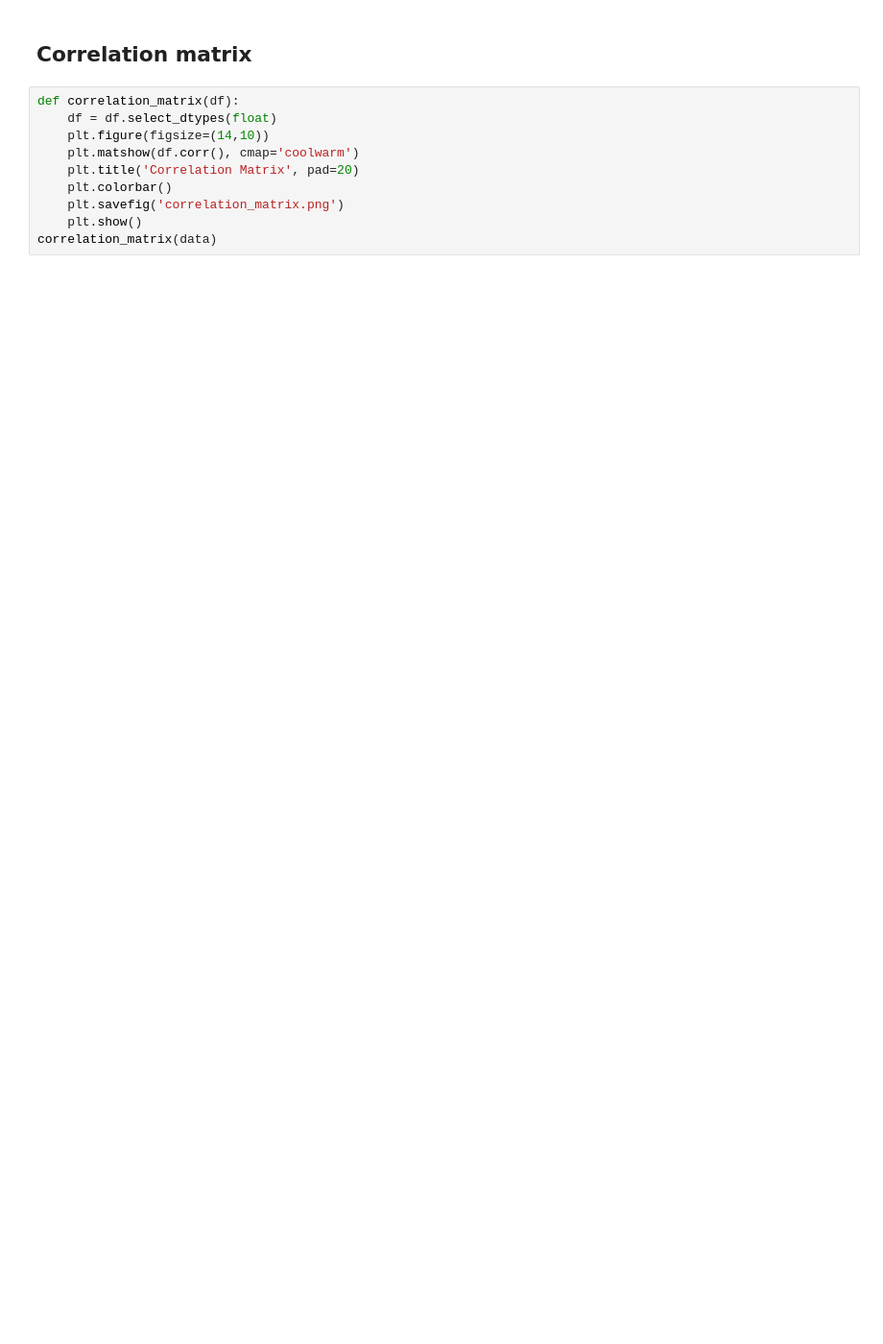
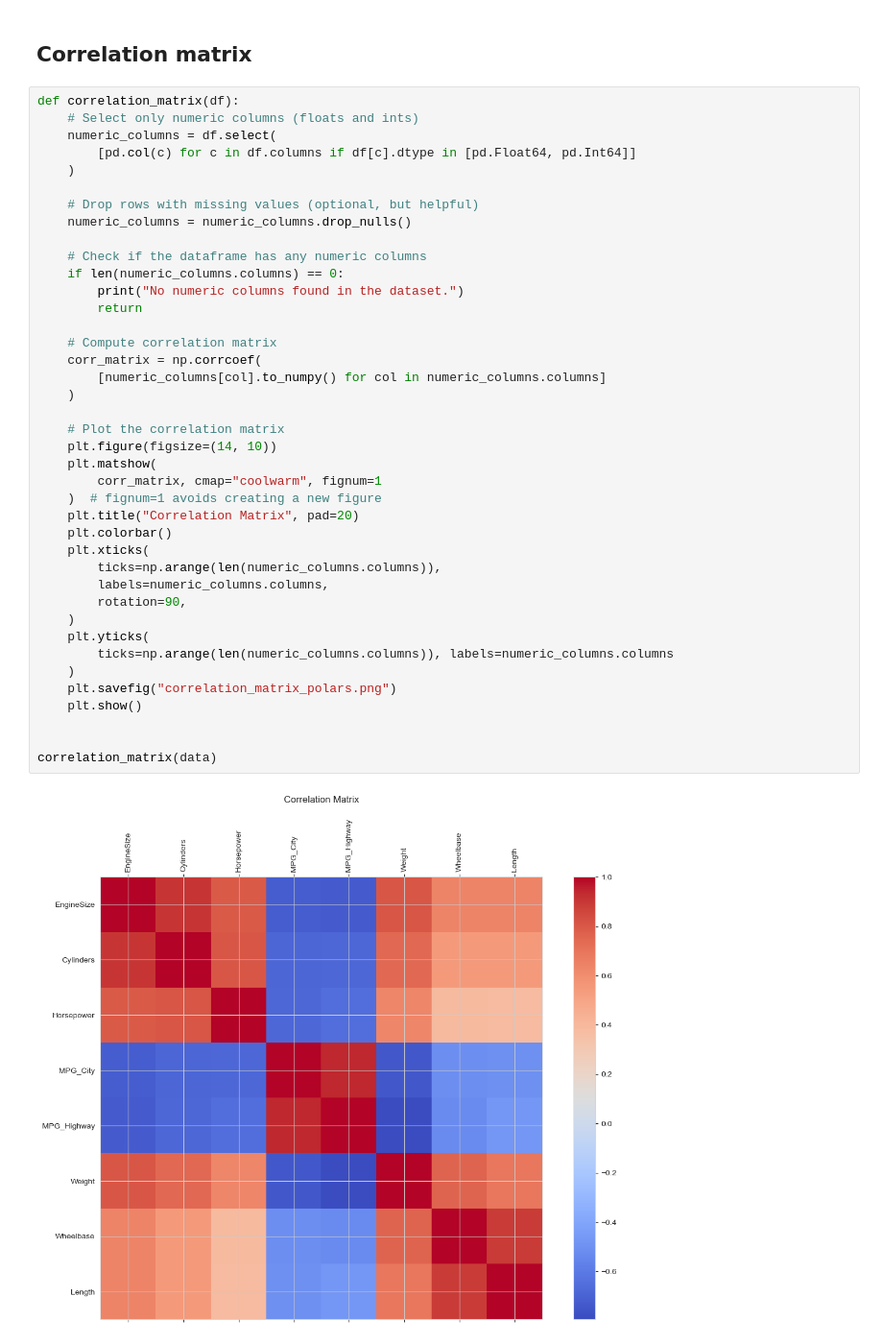
Before and after one commit to nogibjj/AfagR_DE_mini_project_polars, a Jupyter notebook: analysis.ipynb, the cells around one changed output. Shown at 96% size. Cells and saved outputs as stored; diff of their text form; blank space fills up the shorter version.

Commit message:
polars_added

```diff
--- a/analysis.ipynb
+++ b/analysis.ipynb
@@ -42,12 +88,44 @@ summary(data)
 # %% [markdown]
 ## Correlation matrix
-# %%
-def correlation_matrix(df):
-    df = df.select_dtypes(float)
-    plt.figure(figsize=(14,10))
-    plt.matshow(df.corr(), cmap='coolwarm')
-    plt.title('Correlation Matrix', pad=20)
-    plt.colorbar()
-    plt.savefig('correlation_matrix.png')
-    plt.show()
-correlation_matrix(data)
+# %%
+def correlation_matrix(df):
+    # Select only numeric columns (floats and ints)
+    numeric_columns = df.select(
+        [pd.col(c) for c in df.columns if df[c].dtype in [pd.Float64, pd.Int64]]
+    )
+
+    # Drop rows with missing values (optional, but helpful)
+    numeric_columns = numeric_columns.drop_nulls()
+
+    # Check if the dataframe has any numeric columns
+    if len(numeric_columns.columns) == 0:
+        print("No numeric columns found in the dataset.")
+        return
+
+    # Compute correlation matrix
+    corr_matrix = np.corrcoef(
+        [numeric_columns[col].to_numpy() for col in numeric_columns.columns]
+    )
+
+    # Plot the correlation matrix
+    plt.figure(figsize=(14, 10))
+    plt.matshow(
+        corr_matrix, cmap="coolwarm", fignum=1
+    )  # fignum=1 avoids creating a new figure
+    plt.title("Correlation Matrix", pad=20)
+    plt.colorbar()
+    plt.xticks(
+        ticks=np.arange(len(numeric_columns.columns)),
+        labels=numeric_columns.columns,
+        rotation=90,
+    )
+    plt.yticks(
+        ticks=np.arange(len(numeric_columns.columns)), labels=numeric_columns.columns
+    )
+    plt.savefig("correlation_matrix_polars.png")
+    plt.show()
+
+
+correlation_matrix(data)
+# %% [output]
+[figure, added]
```
Also changed, not shown: parts of 7 cells of this notebook, 9 other files.
